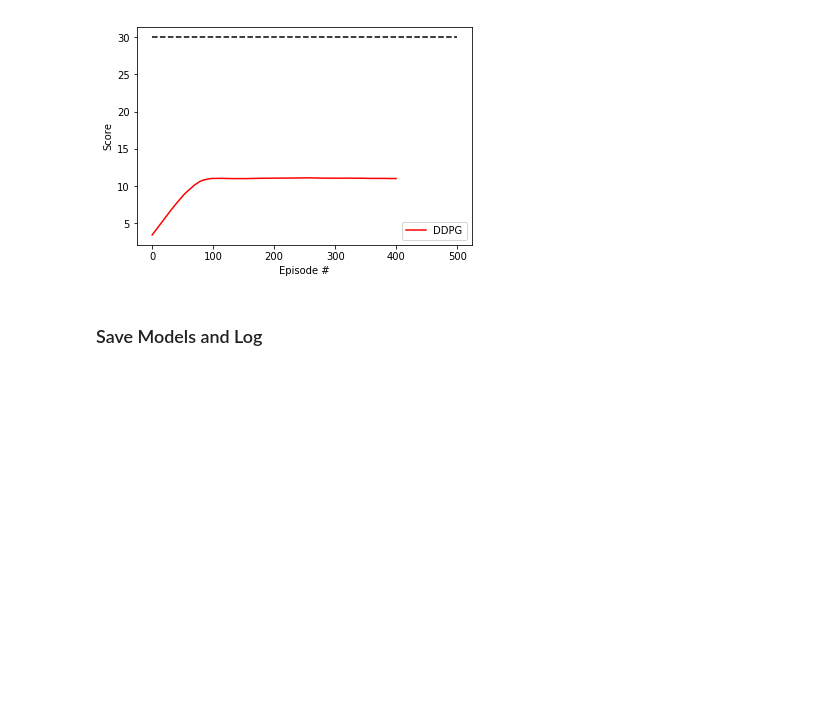
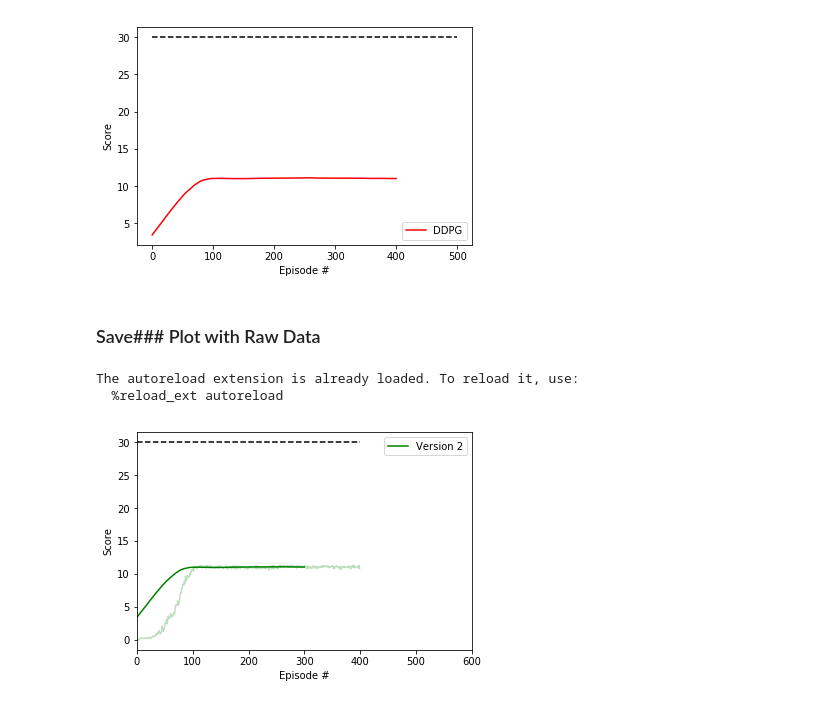
Before and after one commit to Brandon-HY-Lin/deep-reinforcement-learning, a Jupyter notebook: p2_continuous-control/DDPG/Continuous_Control_DDPG_version_2.ipynb, the cells around one changed output. Cells and saved outputs as stored; diff of their text form; code cells hidden in the pictures; blank space fills up the shorter version.

Commit message:
chore: plot scores with raw data
Plot scores with raw data.

```diff
--- a/p2_continuous-control/DDPG/Continuous_Control_DDPG_version_2.ipynb
+++ b/p2_continuous-control/DDPG/Continuous_Control_DDPG_version_2.ipynb
@@ -234,5 +234,25 @@ Episode 400     Average Score: 11.08    Average Time=0:00:04.4177060:29:51.49847
 Episode 500     Average Score: 11.03    Average Time=0:00:04.4071740:37:14.761189
 Average Score: 11.03    Total Time=0:37:14.762396
 [figure]
-# %% [markdown]
-### Save Models and Log
+# %% [markdown]
+### Save### Plot with Raw Data
+# %%
+%load_ext autoreload
+%autoreload 2
+
+%matplotlib inline
+import matplotlib.pyplot as plt
+
+from utils import utils
+from utils.utils import ScoreParcels
+
+score_parcels = [ScoreParcels('Version 2', './logs/log_DDPG_version_2.pickle', 'g'),]
+
+utils.plot_scores_v2(score_parcels,
+                  size_window=100,
+                 max_len=400,
+                 show_origin=True)
+# %% [output]
+The autoreload extension is already loaded. To reload it, use:
+  %reload_ext autoreload
+[figure, added]
```
Also changed, not shown: 1 other file.
